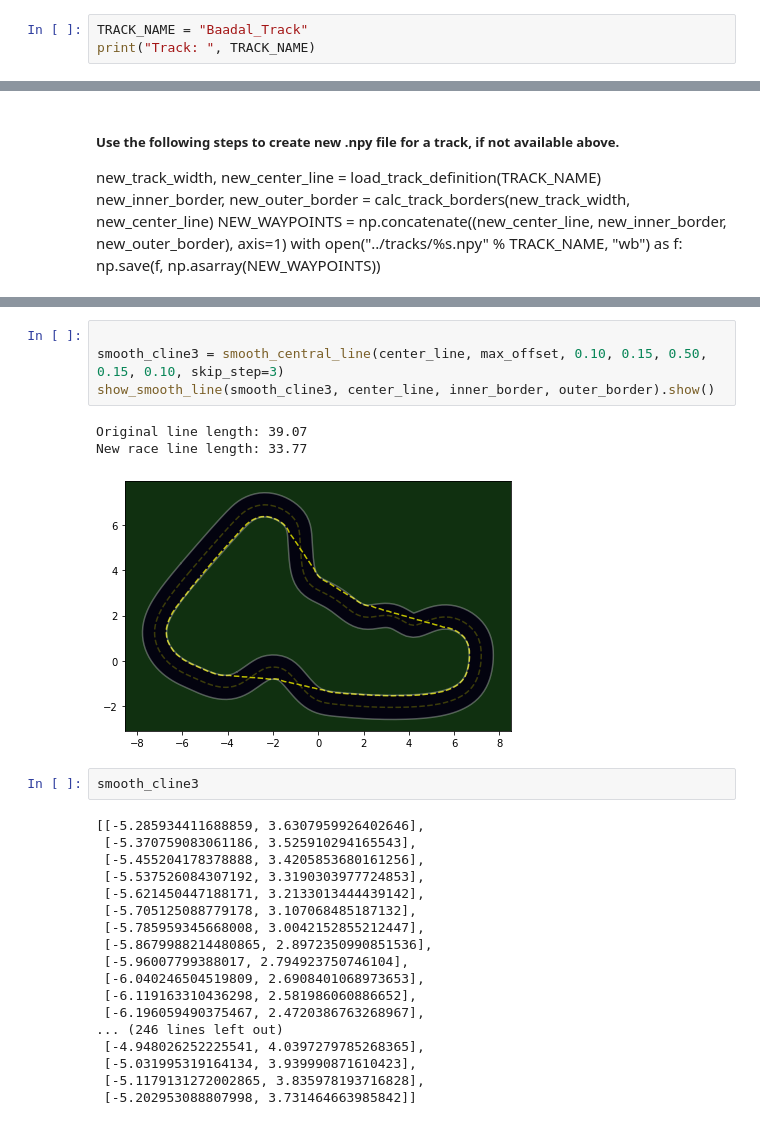
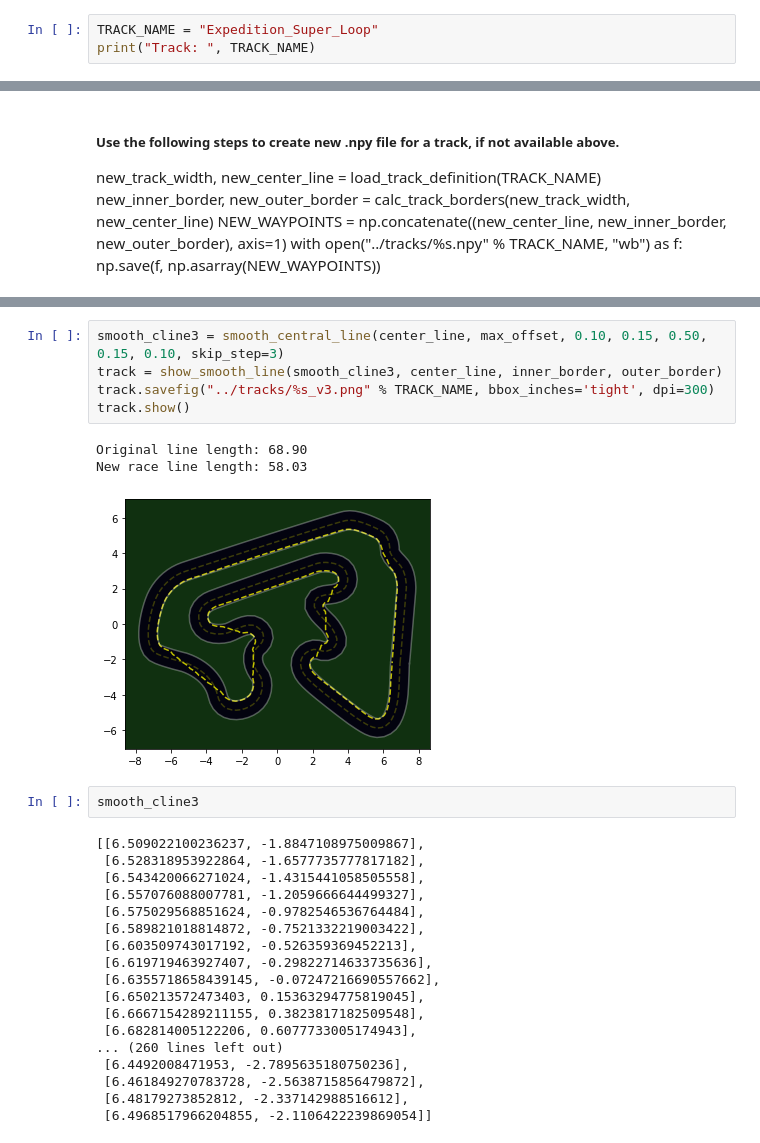
Before and after one commit to dp770/aws_deepracer_worksheet, a Jupyter notebook: src/racing_line.ipynb, the cells around one changed output, grey strips where cells are left out. Drawn from its saved outputs; the diff is of its cells as text.

```diff
--- a/src/racing_line.ipynb
+++ b/src/racing_line.ipynb
@@ -48,6 +48,6 @@ print("Available tracks:", track_names)
 # %% [output]
 Available tracks: ['Baadal_Track', 'Expedition_Super_Loop', 'Playa_Raceway']
 # %%
-TRACK_NAME = "Baadal_Track"
+TRACK_NAME = "Expedition_Super_Loop"
 print("Track: ", TRACK_NAME)
 # %% [output]
@@ -148,28 +155,29 @@ New race line length: 33.90
 # %%
-
 smooth_cline3 = smooth_central_line(center_line, max_offset, 0.10, 0.15, 0.50, 0.15, 0.10, skip_step=3)
-show_smooth_line(smooth_cline3, center_line, inner_border, outer_border).show()
+track = show_smooth_line(smooth_cline3, center_line, inner_border, outer_border)
+track.savefig("../tracks/%s_v3.png" % TRACK_NAME, bbox_inches='tight', dpi=300)
+track.show()
 # %% [output]
-Original line length: 39.07
-New race line length: 33.77
+Original line length: 68.90
+New race line length: 58.03
-[figure, old version]
+[figure, new version]
 # %%
 smooth_cline3
 # %% [output]
-[[-5.285934411688859, 3.6307959926402646],
- [-5.370759083061186, 3.525910294165543],
- [-5.455204178378888, 3.4205853680161256],
- [-5.537526084307192, 3.3190303977724853],
- [-5.621450447188171, 3.2133013444439142],
- [-5.705125088779178, 3.107068485187132],
- [-5.785959345668008, 3.0042152855212447],
- [-5.8679988214480865, 2.8972350990851536],
- [-5.96007799388017, 2.794923750746104],
- [-6.040246504519809, 2.6908401068973653],
- [-6.119163310436298, 2.581986060886652],
- [-6.196059490375467, 2.4720386763268967],
-... (246 lines left out)
- [-4.948026252225541, 4.0397279785268365],
- [-5.031995319164134, 3.939990871610423],
- [-5.1179131272002865, 3.835978193716828],
- [-5.202953088807998, 3.731464663985842]]
+[[6.509022100236237, -1.8847108975009867],
+ [6.528318953922864, -1.6577735777817182],
+ [6.543420066271024, -1.4315441058505558],
+ [6.557076088007781, -1.2059666644499327],
+ [6.575029568851624, -0.9782546536764484],
+ [6.589821018814872, -0.7521332219003422],
+ [6.603509743017192, -0.526359369452213],
+ [6.619719463927407, -0.29822714633735636],
+ [6.6355718658439145, -0.07247216690557662],
+ [6.650213572473403, 0.15363294775819045],
+ [6.6667154289211155, 0.3823817182509548],
+ [6.682814005122206, 0.6077733005174943],
+... (260 lines left out)
+ [6.4492008471953, -2.7895635180750236],
+ [6.461849270783728, -2.5638715856479872],
+ [6.48179273852812, -2.337142988516612],
+ [6.4968517966204855, -2.1106422239869054]]
```
Also changed, not shown: parts of 4 cells of this notebook.
